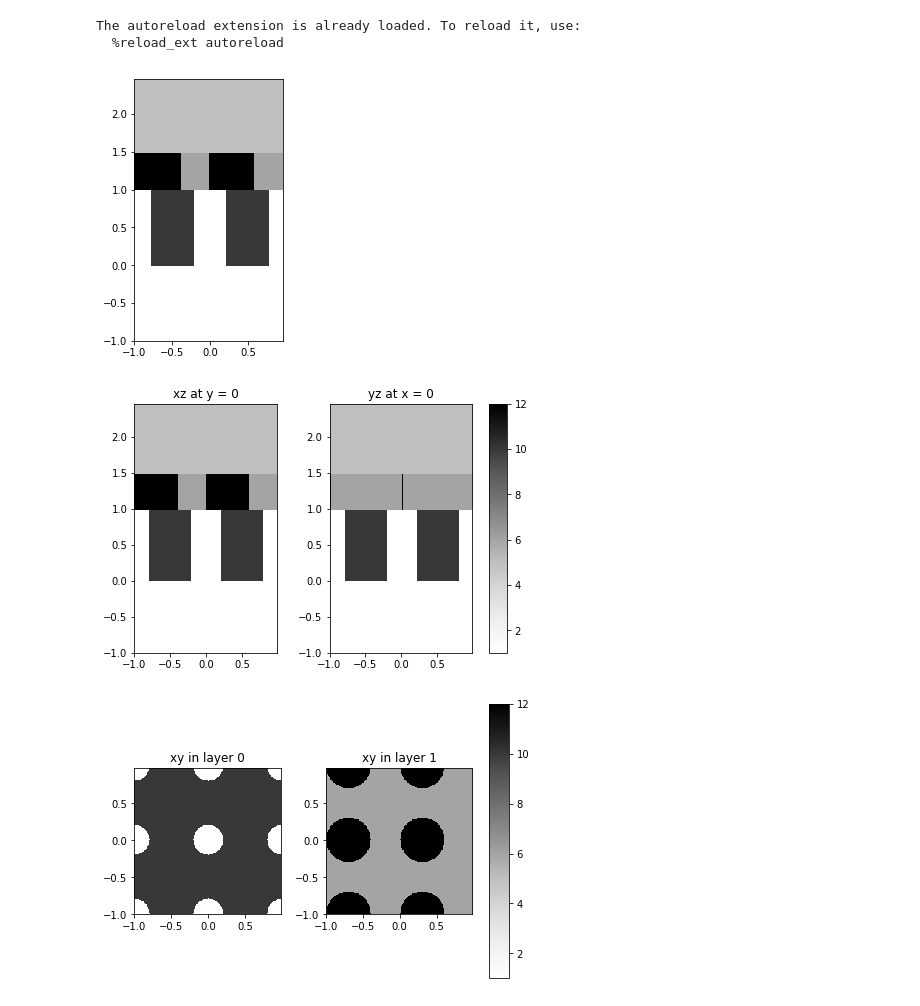
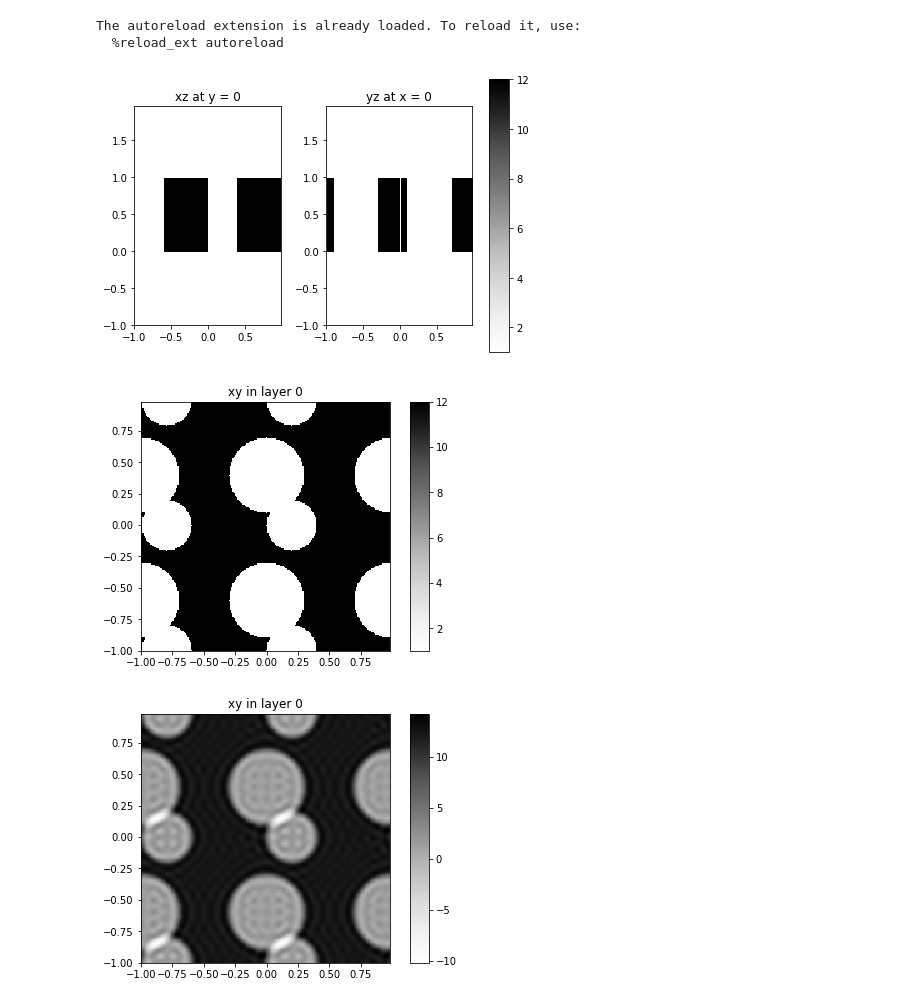
Before and after one commit to fancompute/legume, a Jupyter notebook: test_gme.ipynb, the cells around one changed output. Cells and saved outputs as stored; diff of their text form; code cells hidden in the pictures.

Commit message:
FT now works for circular holes in square or hexagonal lattices

```diff
--- a/test_gme.ipynb
+++ b/test_gme.ipynb
@@ -13,21 +13,16 @@ The autoreload extension is already loaded. To reload it, use:
 # %%
 # Initialize a lattice
 lattice = Lattice('square')
 # Initialize a PhC (by default with eps = 1 in upper and lower cladding, we set upper one to 5)
-phc = PhotCryst(lattice, eps_u = 5)
+phc = PhotCryst(lattice)
 # Add a layer to the PhC with thickness 1 and background permittivity 10
-phc.add_layer(d=1, eps_b=10)
+phc.add_layer(d=1, eps_b=12)
 # Add a shape to this layer
-phc.add_shape('circle', {'x': 0, 'y': 0, 'r': 0.2, 'eps': 1}, layer_ind=0)
-# Add another layer and another shape
-phc.add_layer(d=0.5, eps_b=6)
-phc.add_shape('circle', {'x': 0.3, 'y': 0, 'r': 0.3, 'eps': 12}, layer_ind=1)
-# Plot an xz cross section of the permittivity
-phc.plot_cross('xz')
+phc.add_shape('circle', {'x': 0, 'y': 0.4, 'r': 0.3, 'eps': 1}, layer_ind=0)
+phc.add_shape('circle', {'x': 0.2, 'y': 0, 'r': 0.2, 'eps': 1}, layer_ind=0)
 # Plot an overview picture
 phc.plot_overview()
 # %% [output]
-[figure, old version]
+[figure, new version]
-[figure, old version]
+[figure, new version]
-[figure, removed]
 # %%
@@ -35,2 +30,4 @@ gme = GME(phc, gmax=10)
 # %%
-gme.get_ft()
+gme.plot_overview_ft()
+# %% [output]
+[figure, added]
```
Also changed, not shown: parts of 8 cells of this notebook, 3 other files.
